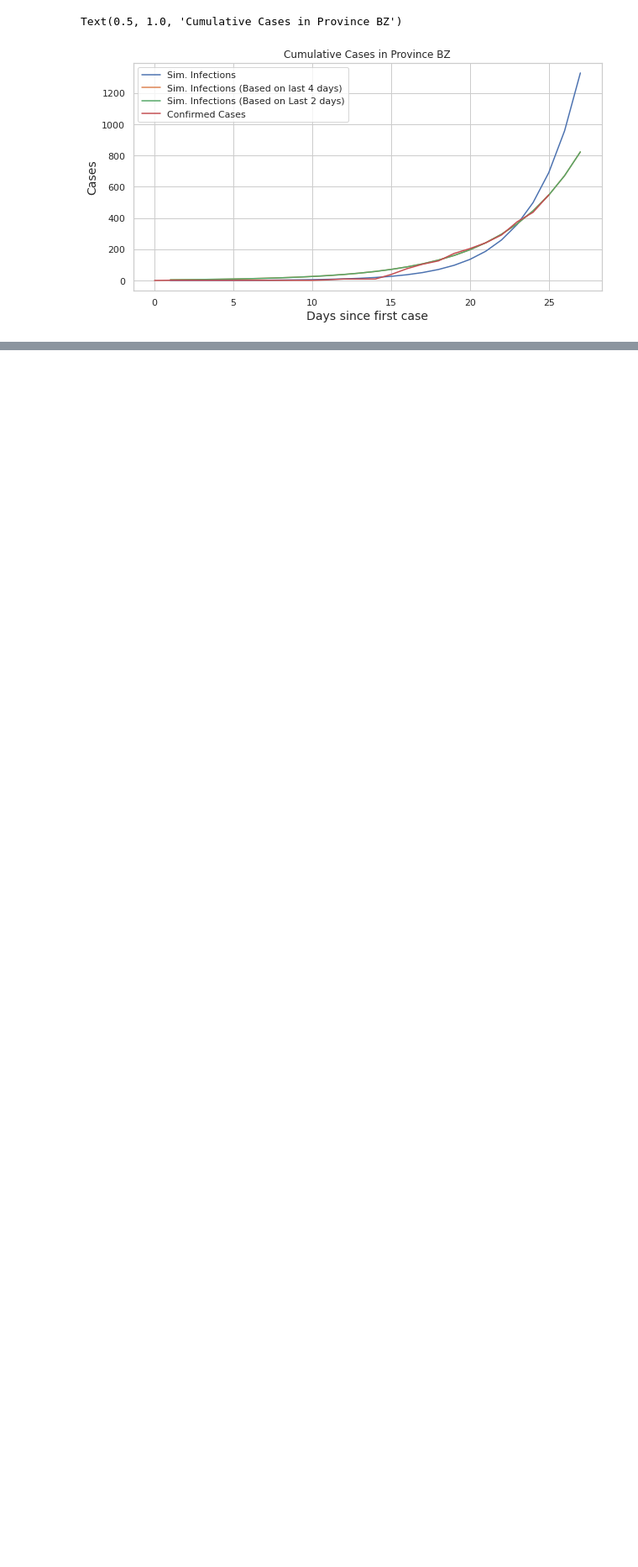
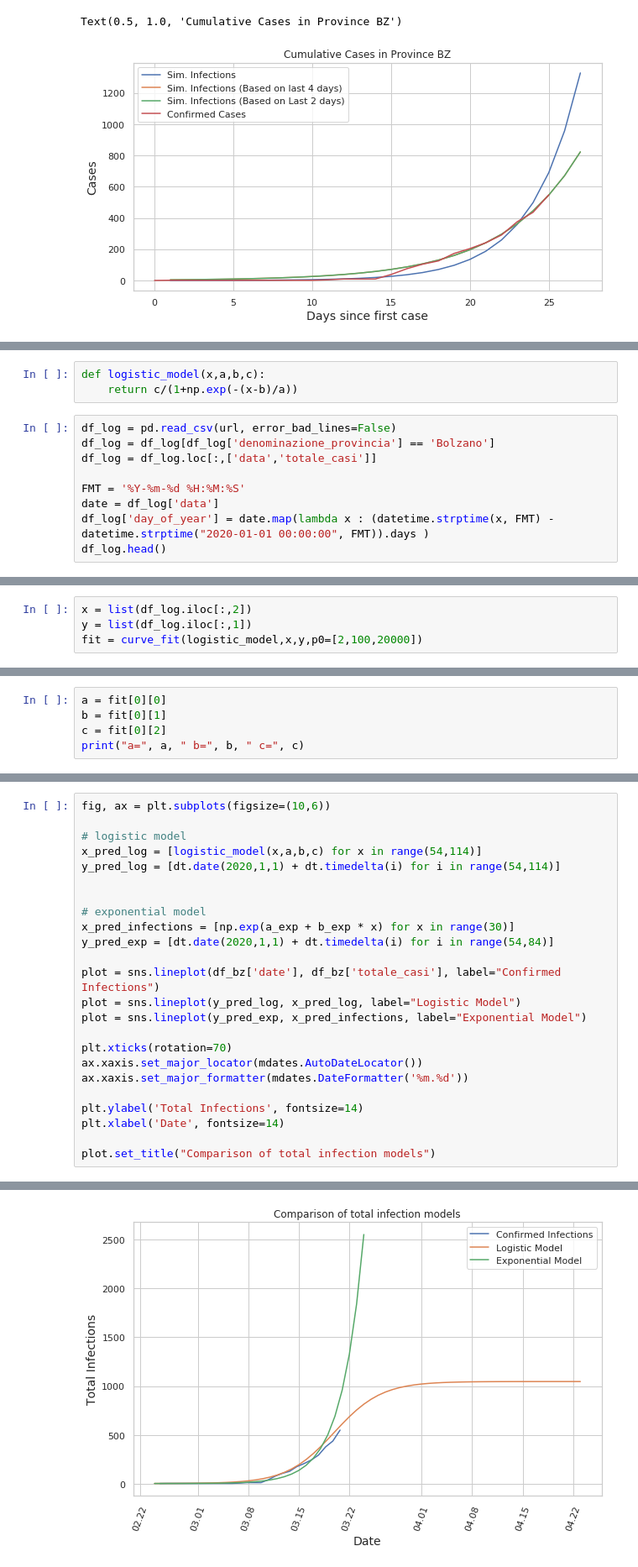
Before and after one commit to kredde/corona-outbreak, a Jupyter notebook: bolzano.ipynb, the cells around one changed output, grey strips where cells are left out. Shown at 84% size. Drawn from its saved outputs; the diff is of its cells as text; blank space fills up the shorter version.

Commit message:
Add logistic model to bolzano notebook

```diff
--- a/bolzano.ipynb
+++ b/bolzano.ipynb
@@ -185,0 +194,12 @@ Text(0.5, 1.0, 'Cumulative Cases in Province BZ')
+# %%
+def logistic_model(x,a,b,c):
+    return c/(1+np.exp(-(x-b)/a))
+# %%
+df_log = pd.read_csv(url, error_bad_lines=False)
+df_log = df_log[df_log['denominazione_provincia'] == 'Bolzano']
+df_log = df_log.loc[:,['data','totale_casi']]
+
+FMT = '%Y-%m-%d %H:%M:%S'
+date = df_log['data']
+df_log['day_of_year'] = date.map(lambda x : (datetime.strptime(x, FMT) - datetime.strptime("2020-01-01 00:00:00", FMT)).days )
+df_log.head()
@@ -185,0 +213,4 @@ Text(0.5, 1.0, 'Cumulative Cases in Province BZ')
+# %%
+x = list(df_log.iloc[:,2])
+y = list(df_log.iloc[:,1])
+fit = curve_fit(logistic_model,x,y,p0=[2,100,20000])
@@ -185,0 +225,5 @@ Text(0.5, 1.0, 'Cumulative Cases in Province BZ')
+# %%
+a = fit[0][0]
+b = fit[0][1]
+c = fit[0][2]
+print("a=", a, " b=", b, " c=", c)
@@ -185,0 +249,25 @@ Text(0.5, 1.0, 'Cumulative Cases in Province BZ')
+# %%
+fig, ax = plt.subplots(figsize=(10,6))
+
+# logistic model
+x_pred_log = [logistic_model(x,a,b,c) for x in range(54,114)]
+y_pred_log = [dt.date(2020,1,1) + dt.timedelta(i) for i in range(54,114)]
+
+
+# exponential model
+x_pred_infections = [np.exp(a_exp + b_exp * x) for x in range(30)]
+y_pred_exp = [dt.date(2020,1,1) + dt.timedelta(i) for i in range(54,84)]
+
+plot = sns.lineplot(df_bz['date'], df_bz['totale_casi'], label="Confirmed Infections")
+plot = sns.lineplot(y_pred_log, x_pred_log, label="Logistic Model")
+plot = sns.lineplot(y_pred_exp, x_pred_infections, label="Exponential Model")
+
+plt.xticks(rotation=70)
+ax.xaxis.set_major_locator(mdates.AutoDateLocator())
+ax.xaxis.set_major_formatter(mdates.DateFormatter('%m.%d'))
+
+plt.ylabel('Total Infections', fontsize=14)
+plt.xlabel('Date', fontsize=14)
+
+plot.set_title("Comparison of total infection models")
+# %% [output]
@@ -185,0 +275 @@ Text(0.5, 1.0, 'Cumulative Cases in Province BZ')
+[figure, added]
```
Also changed, not shown: parts of 18 cells of this notebook, 3 other files.
